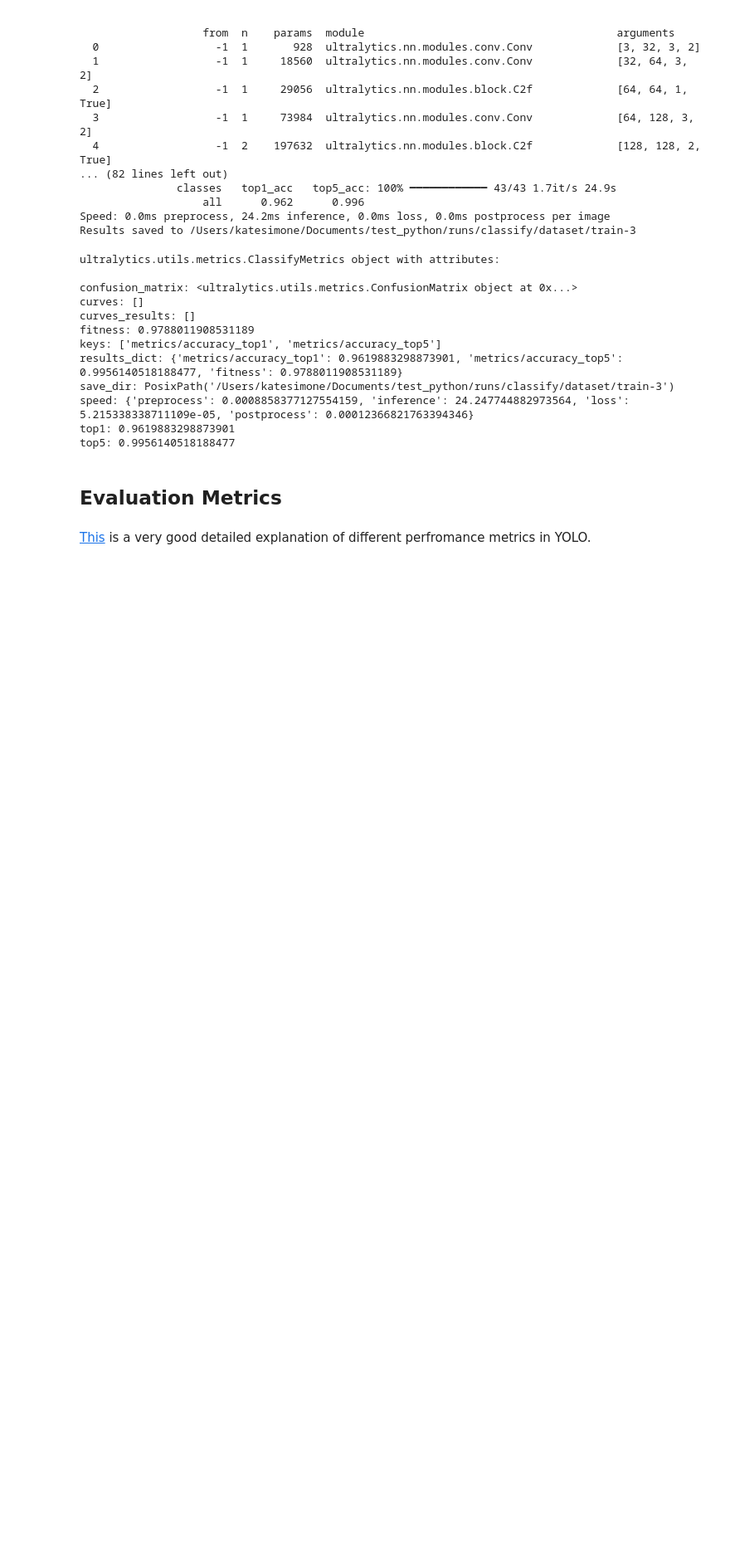
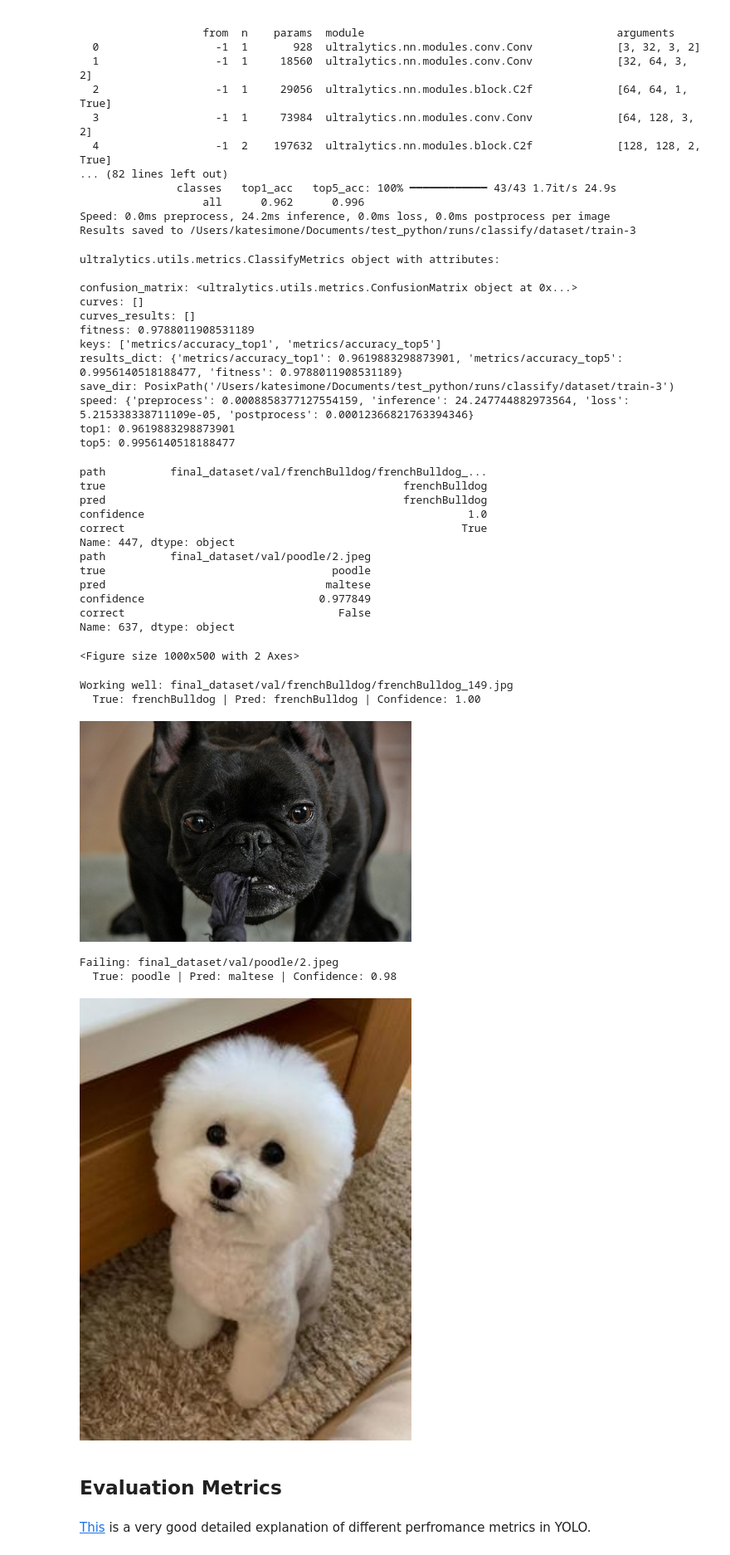
Before and after one commit to siimka113/Computer-Vision-Project, a Jupyter notebook: ComputerVisionProject.ipynb, the cells around one changed output. Shown at 83% size. Drawn from its saved outputs; the diff is of its cells as text; code cells hidden in the pictures; blank space fills up the shorter version.

```diff
--- a/ComputerVisionProject.ipynb
+++ b/ComputerVisionProject.ipynb
@@ -298,6 +298,76 @@ save_dir: PosixPath('/Users/katesimone/Documents/test_python/runs/classify/datas
 speed: {'preprocess': 0.0008858377127554159, 'inference': 24.247744882973564, 'loss': 5.215338338711109e-05, 'postprocess': 0.00012366821763394346}
 top1: 0.9619883298873901
 top5: 0.9956140518188477
+# %%
+from ultralytics import YOLO
+from pathlib import Path
+import pandas as pd
+
+model = YOLO('runs/classify/dataset/train-3/weights/best.pt')  # your trained weights
+
+val_dir = Path('final_dataset/val')
+records = []
+
+for class_dir in val_dir.iterdir():
+    if not class_dir.is_dir():
+        continue
+    true_label = class_dir.name
+    for img_path in class_dir.glob('*.*'):
+        result = model.predict(source=str(img_path), verbose=False)[0]
+        pred_idx = result.probs.top1
+        records.append({
+            'path': str(img_path),
+            'true': true_label,
+            'pred': result.names[pred_idx],
+            'confidence': result.probs.top1conf.item(),
+            'correct': result.names[pred_idx] == true_label
+        })
+
+df = pd.DataFrame(records)
+best_example = df[df.correct].sort_values('confidence', ascending=False).iloc[0]
+worst_example = df[~df.correct].sort_values('confidence', ascending=False).iloc[0]
+
+print(best_example)
+print(worst_example)
+import matplotlib.pyplot as plt
+from PIL import Image
+
+fig, axes = plt.subplots(1, 2, figsize=(10, 5))
+for ax, row, title in zip(axes, [best_example, worst_example], ['Working well', 'Failing']):
+    ax.imshow(Image.open(row['path']))
+    ax.set_title(f"{title}\nTrue: {row['true']} | Pred: {row['pred']} ({row['confidence']:.2f})")
+    ax.axis('off')
+plt.tight_layout()
+plt.show()
+from IPython.display import display, Image as IPImage
+
+print(f"Working well: {best_example['path']}")
+print(f"  True: {best_example['true']} | Pred: {best_example['pred']} | Confidence: {best_example['confidence']:.2f}")
+display(IPImage(filename=best_example['path'], width=400))
+
+print(f"\nFailing: {worst_example['path']}")
+print(f"  True: {worst_example['true']} | Pred: {worst_example['pred']} | Confidence: {worst_example['confidence']:.2f}")
+display(IPImage(filename=worst_example['path'], width=400))
+# %% [output]
+path          final_dataset/val/frenchBulldog/frenchBulldog_...
+true                                              frenchBulldog
+pred                                              frenchBulldog
+confidence                                                  1.0
+correct                                                    True
+Name: 447, dtype: object
+path          final_dataset/val/poodle/2.jpeg
+true                                   poodle
+pred                                  maltese
+confidence                           0.977849
+correct                                 False
+Name: 637, dtype: object
+<Figure size 1000x500 with 2 Axes>
+Working well: final_dataset/val/frenchBulldog/frenchBulldog_149.jpg
+  True: frenchBulldog | Pred: frenchBulldog | Confidence: 1.00
+[figure, added]
+Failing: final_dataset/val/poodle/2.jpeg
+  True: poodle | Pred: maltese | Confidence: 0.98
+[figure, added]
 # %% [markdown]
 ## Evaluation Metrics
 # %% [markdown]
```
Also changed, not shown: parts of 1 cell of this notebook.
